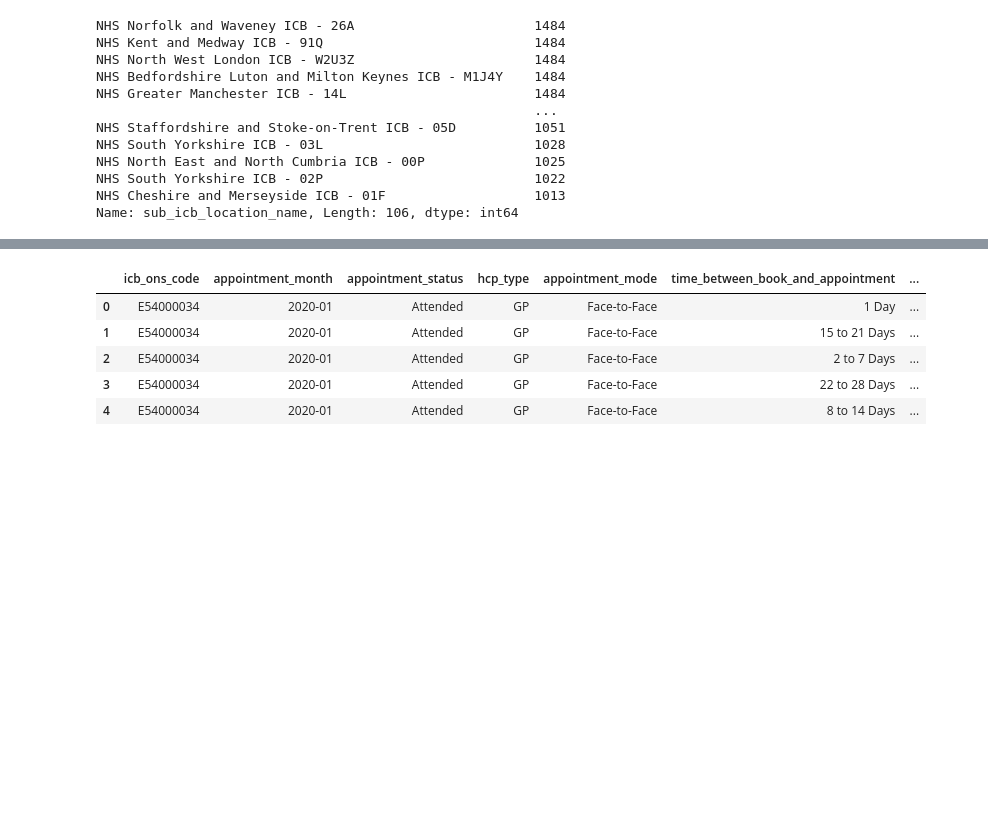
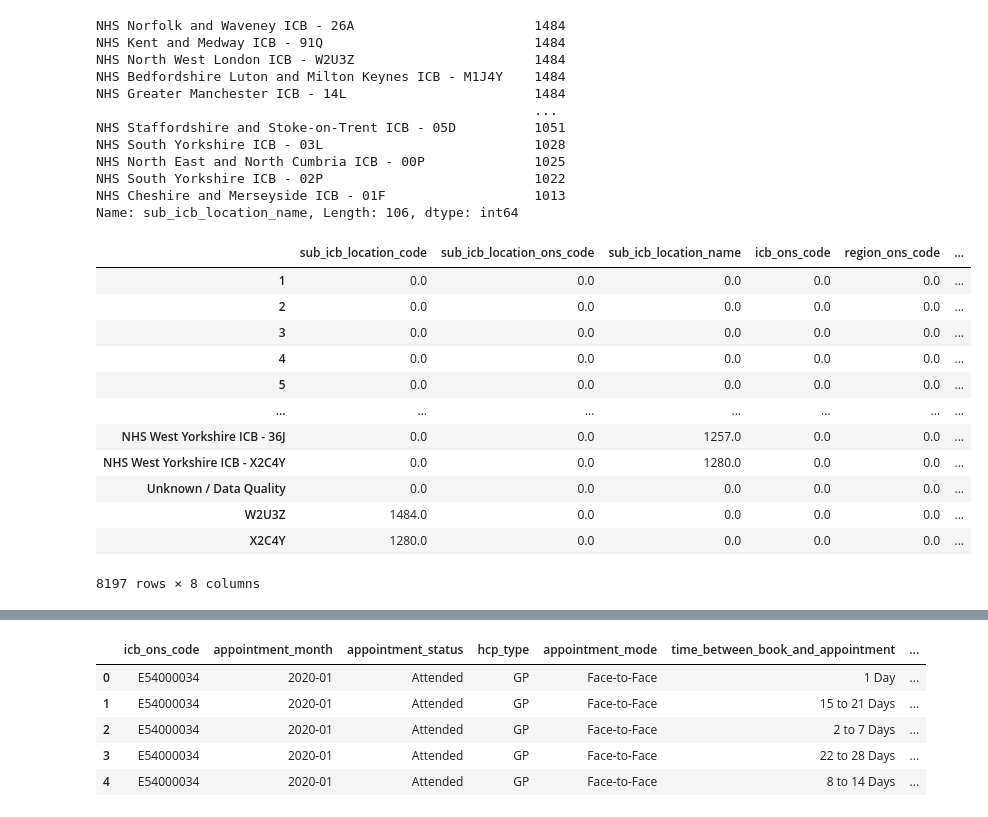
Before and after one commit to 04yash/LSE_DA_NHS_analysis., a Jupyter notebook: assigmnet file.ipynb, the cells around one changed output, grey strips where cells are left out. Saved outputs shown, nothing was run; the diff lists cells and outputs as text; code cells hidden in the pictures; blank space fills up the shorter version.

```diff
--- a/assigmnet file.ipynb
+++ b/assigmnet file.ipynb
@@ -192,3 +209,21 @@ NHS North East and North Cumbria ICB - 00P              1025
 NHS South Yorkshire ICB - 02P                           1022
 NHS Cheshire and Merseyside ICB - 01F                   1013
 Name: sub_icb_location_name, Length: 106, dtype: int64
+# %%
+# count for the entire dataframe.
+
+ad.apply(pd.value_counts).fillna(0)
+# %% [output]
+|  | sub_icb_location_code | sub_icb_location_ons_code | sub_icb_location_name | icb_ons_code | region_ons_code | ... |
+| 1 | 0.0 | 0.0 | 0.0 | 0.0 | 0.0 | ... |
+| 2 | 0.0 | 0.0 | 0.0 | 0.0 | 0.0 | ... |
+| 3 | 0.0 | 0.0 | 0.0 | 0.0 | 0.0 | ... |
+| 4 | 0.0 | 0.0 | 0.0 | 0.0 | 0.0 | ... |
+| 5 | 0.0 | 0.0 | 0.0 | 0.0 | 0.0 | ... |
+| ... | ... | ... | ... | ... | ... | ... |
+| NHS West Yorkshire ICB - 36J | 0.0 | 0.0 | 1257.0 | 0.0 | 0.0 | ... |
+| NHS West Yorkshire ICB - X2C4Y | 0.0 | 0.0 | 1280.0 | 0.0 | 0.0 | ... |
+| Unknown / Data Quality | 0.0 | 0.0 | 0.0 | 0.0 | 0.0 | ... |
+| W2U3Z | 1484.0 | 0.0 | 0.0 | 0.0 | 0.0 | ... |
+| X2C4Y | 1280.0 | 0.0 | 0.0 | 0.0 | 0.0 | ... |
+8197 rows × 8 columns
```
Also changed, not shown: parts of 5 cells of this notebook.
